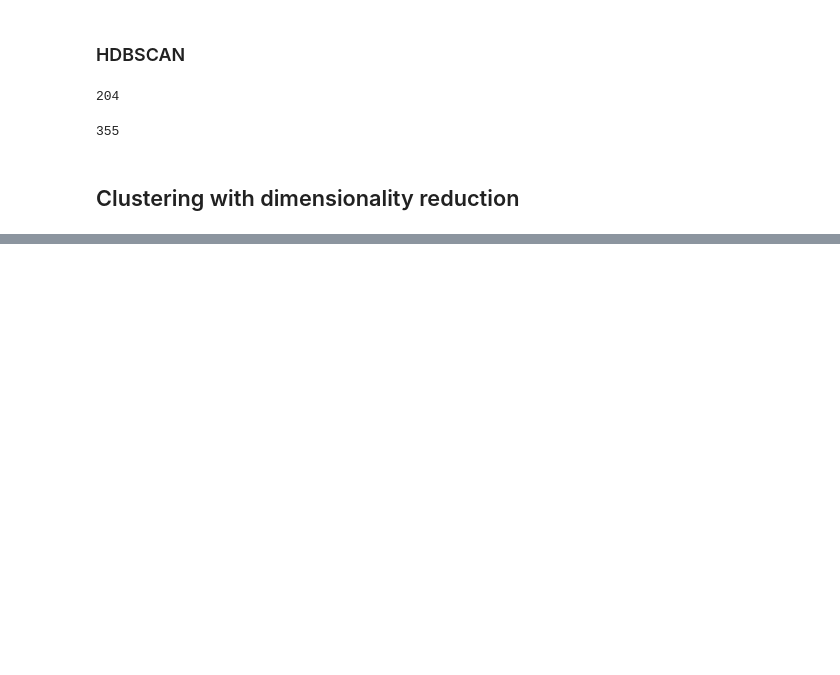
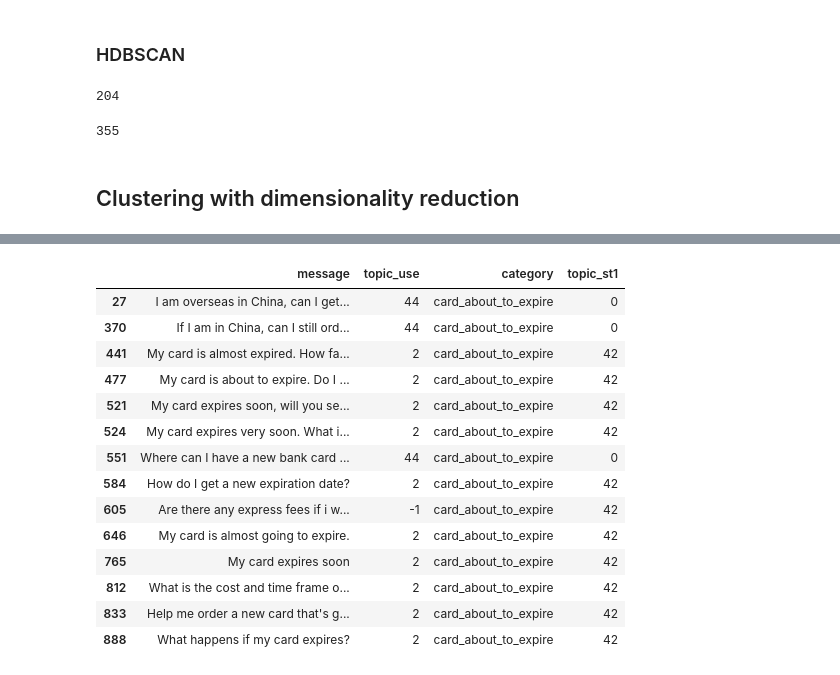
Before and after one commit to dborrelli/chat-intents, a Jupyter notebook: notebooks/05-use.ipynb, the cells around one changed output, grey strips where cells are left out. Cells and saved outputs as stored; diff of their text form; code cells hidden in the pictures; blank space fills up the shorter version.

```diff
--- a/notebooks/05-use.ipynb
+++ b/notebooks/05-use.ipynb
@@ -323,0 +357,18 @@ intents_df[intents_df['message'].str.contains('card')]
+# %%
+results_df[results_df['category']=='card_about_to_expire']
+# %% [output]
+|  | message | topic_use | category | topic_st1 |
+| 27 | I am overseas in China, can I get... | 44 | card_about_to_expire | 0 |
+| 370 | If I am in China, can I still ord... | 44 | card_about_to_expire | 0 |
+| 441 | My card is almost expired. How fa... | 2 | card_about_to_expire | 42 |
+| 477 | My card is about to expire. Do I ... | 2 | card_about_to_expire | 42 |
+| 521 | My card expires soon, will you se... | 2 | card_about_to_expire | 42 |
+| 524 | My card expires very soon. What i... | 2 | card_about_to_expire | 42 |
+| 551 | Where can I have a new bank card ... | 44 | card_about_to_expire | 0 |
+| 584 | How do I get a new expiration date? | 2 | card_about_to_expire | 42 |
+| 605 | Are there any express fees if i w... | -1 | card_about_to_expire | 42 |
+| 646 | My card is almost going to expire. | 2 | card_about_to_expire | 42 |
+| 765 | My card expires soon | 2 | card_about_to_expire | 42 |
+| 812 | What is the cost and time frame o... | 2 | card_about_to_expire | 42 |
+| 833 | Help me order a new card that's g... | 2 | card_about_to_expire | 42 |
+| 888 | What happens if my card expires? | 2 | card_about_to_expire | 42 |
```
Also changed, not shown: parts of 43 cells of this notebook, 1 other file.
